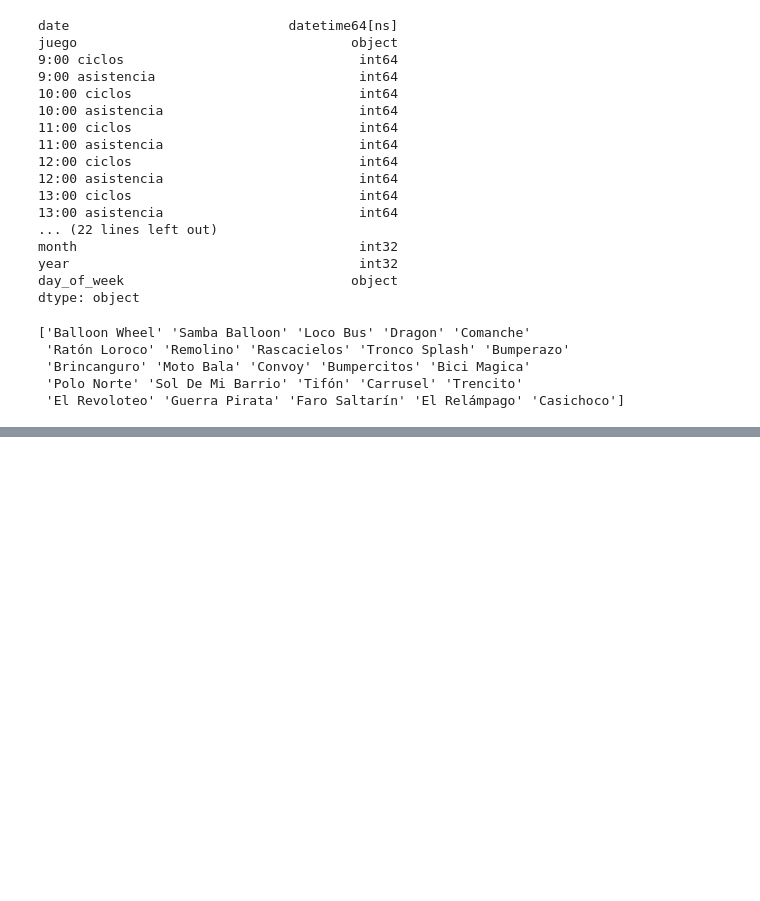
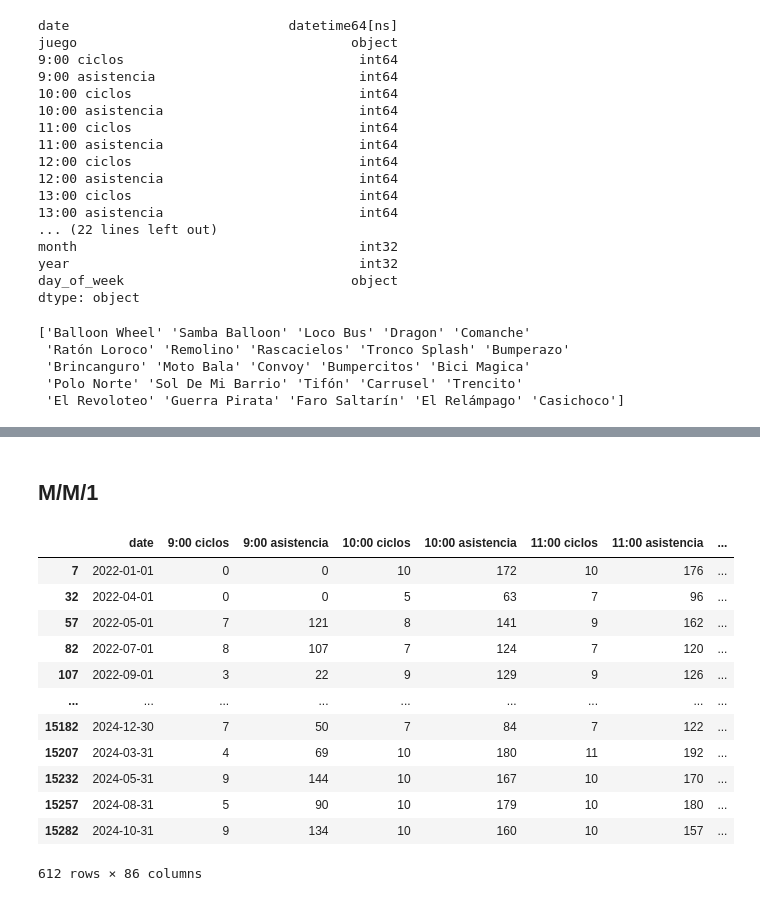
Before and after one commit to Kojimena/petapaontrack_ds, a Jupyter notebook: data.ipynb, the cells around one changed output, grey strips where cells are left out. Cells and saved outputs as stored; diff of their text form; code cells hidden in the pictures; blank space fills up the shorter version.

```diff
--- a/data.ipynb
+++ b/data.ipynb
@@ -92,3 +92,31 @@ print(all_data['juego'].unique())
  'Brincanguro' 'Moto Bala' 'Convoy' 'Bumpercitos' 'Bici Magica'
  'Polo Norte' 'Sol De Mi Barrio' 'Tifón' 'Carrusel' 'Trencito'
  'El Revoloteo' 'Guerra Pirata' 'Faro Saltarín' 'El Relámpago' 'Casichoco']
+# %%
+CAPACIDADES_JUEGOS = {
+    "Balloon Wheel": 24,
+    "Samba Ballon": 32,
+    "Loco Bus": 24,
+    "Dragón": 20,
+    "Comanche": 24,
+    "Ratón Loroco": 28,
+    "Remolino": 6,
+    "Rascacielos": 18,
+    "Tronco Splash": 4,
+    "Bumperazo": 60,
+    "Brinkanguro": 24,
+    "Moto Bala": 24,
+    "Convoy": 20,
+    "Bumpercitos": 28,
+    "Bici Mágica": 12,
+    "Polo Norte": 12,
+    "Sol de Mi Barrio": 108,
+    "Tifón": 16,
+    "Carrusel": 52,
+    "Trencito": 74,
+    "Revoloteo": 24,
+    "Guerra Pirata": 24,
+    "Faro Saltarín": 16,
+    "Relámpago": 9,
+    "Casichoco": 40
+}
@@ -194,0 +224,2 @@ df_balloon_wheel
+# %% [markdown]
+## M/M/1
@@ -194,0 +286,16 @@ df_balloon_wheel
+# %%
+mm1_perhour(df_rascacielos, capacidad_por_ciclo=CAPACIDADES_JUEGOS["Rascacielos"])
+# %% [output]
+|  | date | 9:00 ciclos | 9:00 asistencia | 10:00 ciclos | 10:00 asistencia | 11:00 ciclos | 11:00 asistencia | ... |
+| 7 | 2022-01-01 | 0 | 0 | 10 | 172 | 10 | 176 | ... |
+| 32 | 2022-04-01 | 0 | 0 | 5 | 63 | 7 | 96 | ... |
+| 57 | 2022-05-01 | 7 | 121 | 8 | 141 | 9 | 162 | ... |
+| 82 | 2022-07-01 | 8 | 107 | 7 | 124 | 7 | 120 | ... |
+| 107 | 2022-09-01 | 3 | 22 | 9 | 129 | 9 | 126 | ... |
+| ... | ... | ... | ... | ... | ... | ... | ... | ... |
+| 15182 | 2024-12-30 | 7 | 50 | 7 | 84 | 7 | 122 | ... |
+| 15207 | 2024-03-31 | 4 | 69 | 10 | 180 | 11 | 192 | ... |
+| 15232 | 2024-05-31 | 9 | 144 | 10 | 167 | 10 | 170 | ... |
+| 15257 | 2024-08-31 | 5 | 90 | 10 | 179 | 10 | 180 | ... |
+| 15282 | 2024-10-31 | 9 | 134 | 10 | 160 | 10 | 157 | ... |
+612 rows × 86 columns
```
Also changed, not shown: parts of 5 cells of this notebook.
